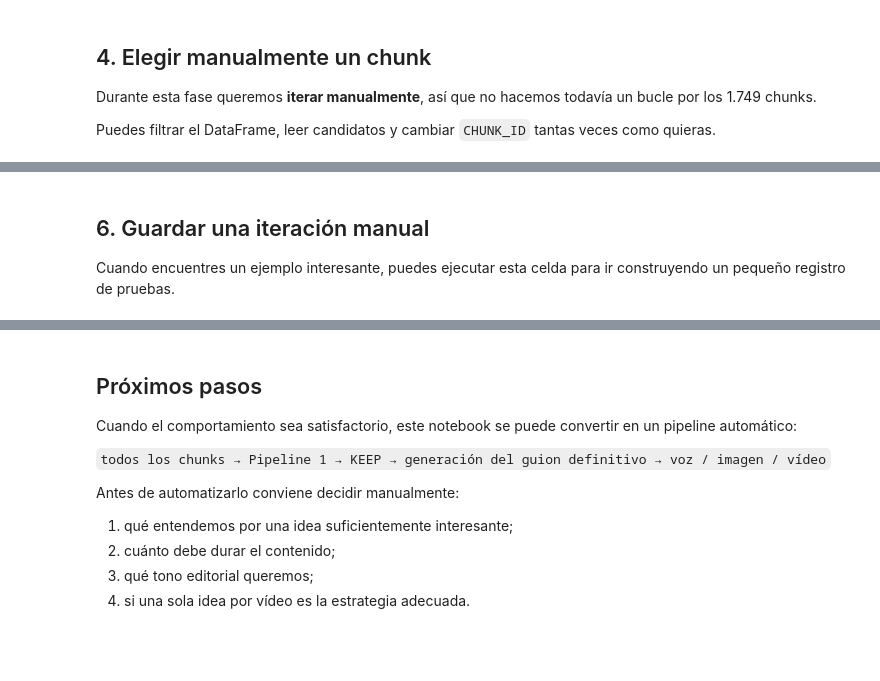
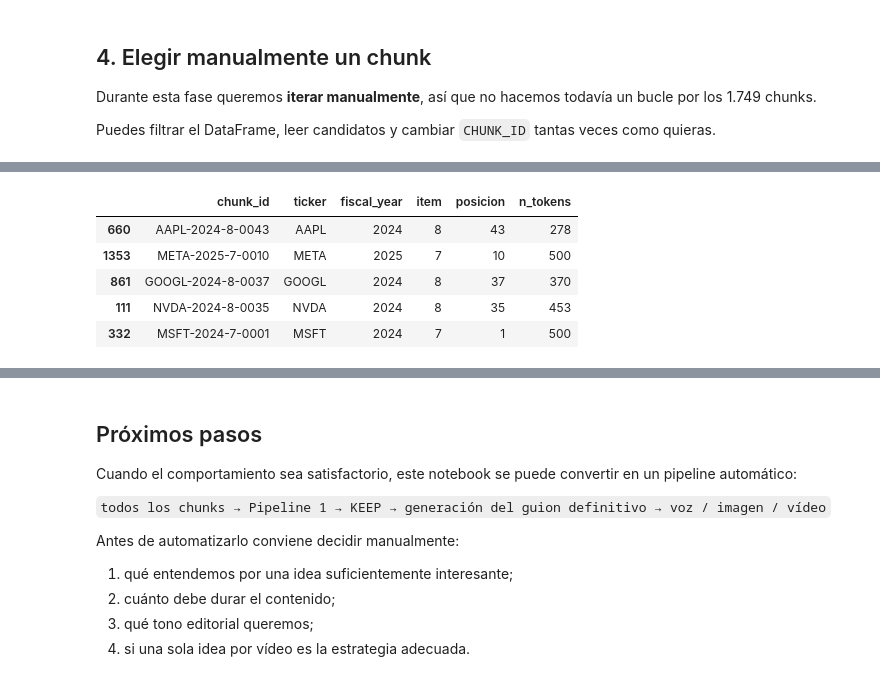
Before and after one commit to mirdbg/FinTok, a Jupyter notebook: notebooks/01_text/02_gemma_text_pipeline_manual.ipynb, the cells around one changed output, grey strips where cells are left out. Drawn from its saved outputs; the diff is of its cells as text; code cells hidden in the pictures; blank space fills up the shorter version.

```diff
--- a/notebooks/01_text/02_gemma_text_pipeline_manual.ipynb
+++ b/notebooks/01_text/02_gemma_text_pipeline_manual.ipynb
@@ -348,4 +237,0 @@ print(output_2)
-# %% [markdown]
-## 6. Guardar una iteración manual
-
-Cuando encuentres un ejemplo interesante, puedes ejecutar esta celda para ir construyendo un pequeño registro de pruebas.
@@ -365,0 +238,13 @@ print(json.dumps(manual_result, indent=2, ensure_ascii=False))
+# %%
+display(
+    df[
+        ["chunk_id", "ticker", "fiscal_year", "item", "posicion", "n_tokens"]
+    ].sample(5, random_state=42)
+)
+# %% [output]
+|  | chunk_id | ticker | fiscal_year | item | posicion | n_tokens |
+| 660 | AAPL-2024-8-0043 | AAPL | 2024 | 8 | 43 | 278 |
+| 1353 | META-2025-7-0010 | META | 2025 | 7 | 10 | 500 |
+| 861 | GOOGL-2024-8-0037 | GOOGL | 2024 | 8 | 37 | 370 |
+| 111 | NVDA-2024-8-0035 | NVDA | 2024 | 8 | 35 | 453 |
+| 332 | MSFT-2024-7-0001 | MSFT | 2024 | 7 | 1 | 500 |
```
Also changed, not shown: parts of 21 cells of this notebook.
